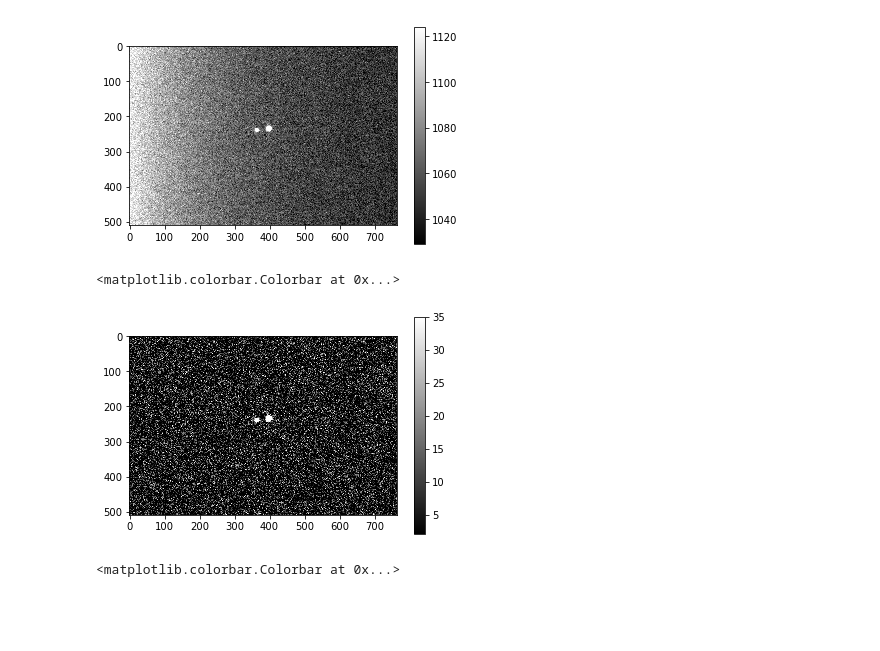
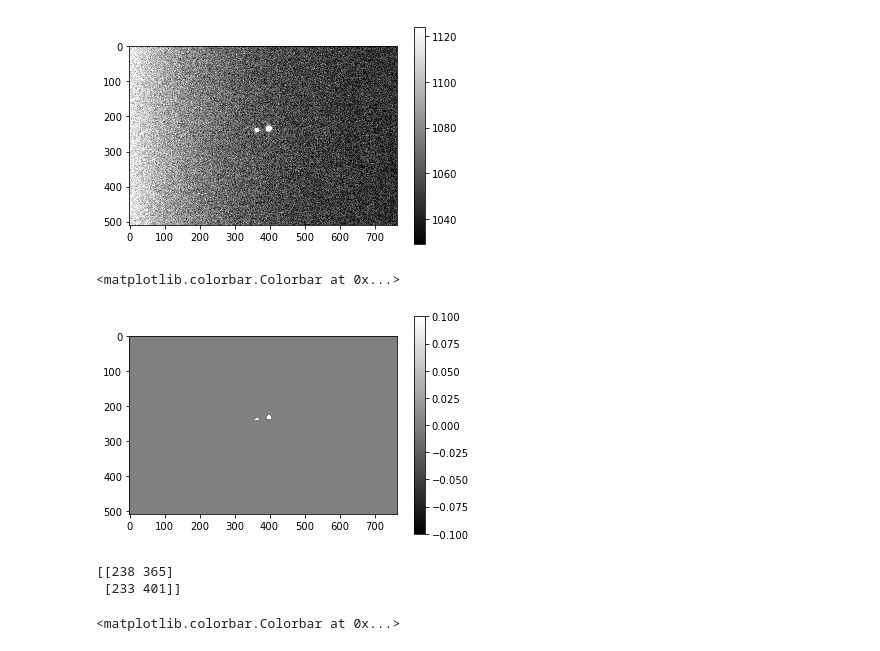
Before and after one commit to mileslucas/astro344l, a Jupyter notebook: lab2/src/lab2.ipynb, the cells around one changed output. Saved outputs shown, nothing was run; the diff lists cells and outputs as text; code cells hidden in the pictures; blank space fills up the shorter version.

```diff
--- a/lab2/src/lab2.ipynb
+++ b/lab2/src/lab2.ipynb
@@ -22,16 +22,31 @@ plt.colorbar()
 # %% [output]
 <matplotlib.colorbar.Colorbar at 0x...>
 [figure]
-# %%
-combined = data-med_dark_frame
-low, upp = np.percentile(combined, [10, 99.5])
-from scipy.stats import mode
-low, _ = mode(combined, axis=None)
-plt.imshow(combined, cmap='gray', vmin=low, vmax=upp)
-plt.colorbar()
-# %% [output]
-<matplotlib.colorbar.Colorbar at 0x...>
-[figure, removed]
+# %%
+combined = data-med_dark_frame
+bias = 0.
+combined[combined < bias] = bias
+combined = np.arcsinh(combined)
+combined = combined/combined.max()
+combined[combined < .6] = 0.
+
+from skimage import feature
+
+peaks = feature.peak_local_max(combined, min_distance=4, threshold_abs=0.6)
+
+
+low, high = np.percentile(combined, [.5,99.5])
+plt.imshow(combined, cmap='gray', vmin=low, vmax=high)
+# plt.plot(peaks[:, 1], peaks[:, 0], 'r.')
+plt.colorbar()
+# %% [output]
+<matplotlib.colorbar.Colorbar at 0x...>
+[figure, added]
+# %%
+print(peaks)
+# %% [output]
+[[238 365]
+ [233 401]]
 # %%
 sinh = np.arcsinh(combined)
 limg = sinh / sinh.mean()
```
Also changed, not shown: 45 other files.
